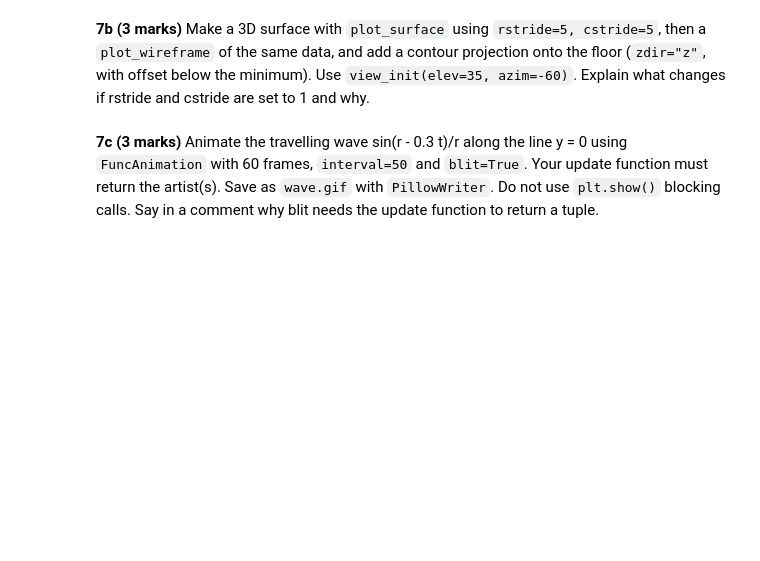
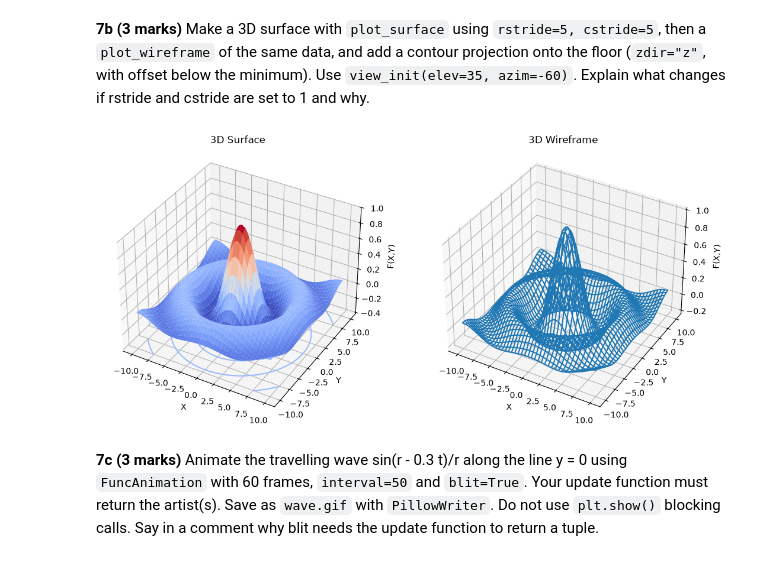
Before and after one commit to Abdullah-PyDev/PAI-A3-25F-0039, a Jupyter notebook: Assignment3_Programming_for_AI.ipynb, the cells around one changed output. Drawn from its saved outputs; the diff is of its cells as text; code cells hidden in the pictures; blank space fills up the shorter version.

```diff
--- a/Assignment3_Programming_for_AI.ipynb
+++ b/Assignment3_Programming_for_AI.ipynb
@@ -911,2 +963,53 @@ Let f(x, y) = sin(r) / r with r = sqrt(x^2 + y^2) on x, y in [-10, 10].
+# %%
+# YOUR CODE HERE
+
+fig = plt.figure(figsize=(13, 6))
+
+# 3D surface
+ax1 = fig.add_subplot(121, projection="3d")
+
+ax1.plot_surface(
+    X, Y, f,
+    cmap="coolwarm",
+    rstride=5,
+    cstride=5
+)
+
+# Contour projection on the floor
+ax1.contour(
+    X, Y, f,
+    zdir="z",
+    offset=f.min() - 0.2,
+    cmap="coolwarm"
+)
+
+ax1.set_title("3D Surface")
+ax1.set_xlabel("X")
+ax1.set_ylabel("Y")
+ax1.set_zlabel("F(X,Y)")
+
+ax1.view_init(elev=35, azim=-60)
+ax1.set_zlim(f.min() - 0.2, f.max())
+
+
+# Wireframe
+ax2 = fig.add_subplot(122, projection="3d")
+
+ax2.plot_wireframe(
+    X, Y, f,
+    rstride=5,
+    cstride=5
+)
+
+ax2.set_title("3D Wireframe")
+ax2.set_xlabel("X")
+ax2.set_ylabel("Y")
+ax2.set_zlabel("F(X,Y)")
+
+ax2.view_init(elev=35, azim=-60)
+
+plt.show()
+# %% [output]
+[figure, added]
 # %% [markdown]
 **7c (3 marks)** Animate the travelling wave sin(r - 0.3 t)/r along the line y = 0 using `FuncAnimation` with 60 frames, `interval=50` and `blit=True`. Your update function must return the artist(s). Save as `wave.gif` with `PillowWriter`. Do not use `plt.show()` blocking calls. Say in a comment why blit needs the update function to return a tuple.
```
Also changed, not shown: parts of 5 cells of this notebook, 1 other file.
